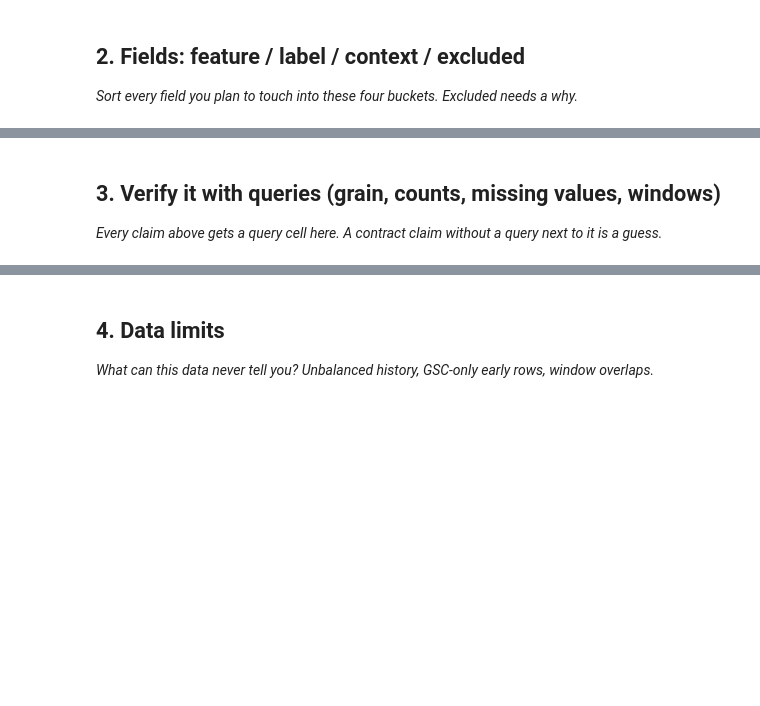
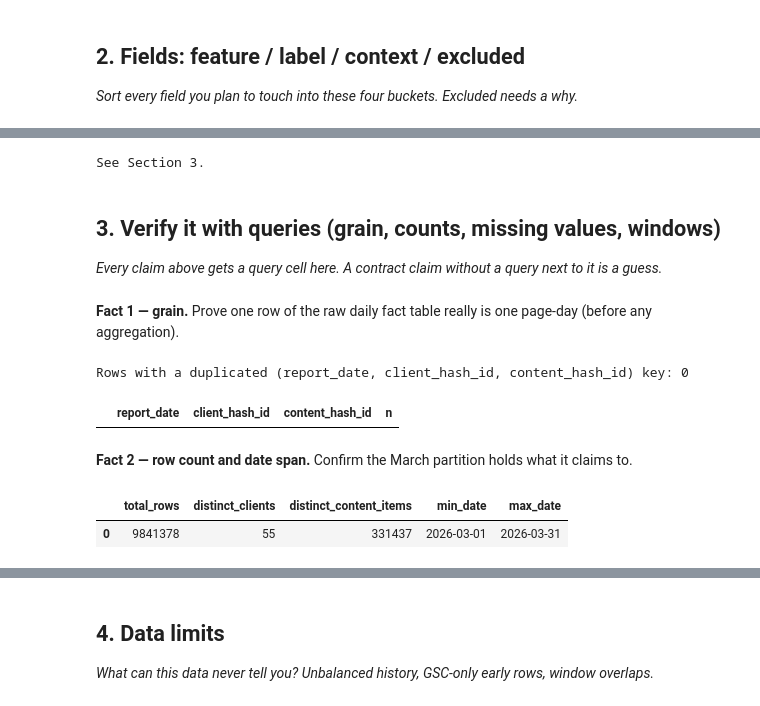
Before and after one commit to alianas-dev/flyrank-ml-internship, a Jupyter notebook: work/notebooks/w03_data_contract.ipynb, the cells around one changed output, grey strips where cells are left out. Drawn from its saved outputs; the diff is of its cells as text; code cells hidden in the pictures; blank space fills up the shorter version.

```diff
--- a/work/notebooks/w03_data_contract.ipynb
+++ b/work/notebooks/w03_data_contract.ipynb
@@ -6,3 +8,32 @@
 This skeleton is yours to fill. Work the sections **in order** — each one has a one-line hint. Simple words, honest numbers.
 
 > Working with an AI assistant? Tell it to read `skills/README.md` first and load the one skill this assignment names on its card.
+# %%
+# Setup: DuckDB over the remote warehouse Parquet, HF token from Colab Secrets (never pasted in a cell).
+%pip install -q duckdb
+
+import duckdb
+
+try:
+    from google.colab import userdata
+    HF_TOKEN = userdata.get("HF_TOKEN")
+except Exception:
+    import os
+    HF_TOKEN = os.environ.get("HF_TOKEN")
+    if not HF_TOKEN:
+        from getpass import getpass
+        HF_TOKEN = getpass("Enter your HF_TOKEN (not saved in this notebook): ")
+
+con = duckdb.connect()
+con.execute(f"CREATE OR REPLACE SECRET hf (TYPE huggingface, TOKEN '{HF_TOKEN}')")
+
+# Table paths — dims ship as one flat file, the daily fact ships partitioned by month.
+DIM_CLIENTS = "read_parquet('hf://datasets/FlyRank/internship-warehouse/dim_clients.parquet')"
+DIM_CONTENT = "read_parquet('hf://datasets/FlyRank/internship-warehouse/dim_content.parquet')"
+FACT_MARCH  = "read_parquet('hf://datasets/FlyRank/internship-warehouse/fact_content_daily_performance/month=2026-03/*.parquet')"
+
+MONTH_START = "DATE '2026-03-01'"
+MONTH_MID   = "DATE '2026-03-15'"   # split point: first half vs second half of March
+MONTH_END   = "DATE '2026-03-31'"
+
+print("DuckDB ready. Secret registered. Paths set for the March 2026 partition (mid-panel month).")
@@ -23,3 +141,9 @@ This skeleton is yours to fill. Work the sections **in order** — each one has
+# %%
+# No query needed for this cell — the field classification is verified alongside the
+# grain/count/availability queries and the feature-frame build in Section 3.
+print("See Section 3.")
+# %% [output]
+See Section 3.
 # %% [markdown]
 ## 3. Verify it with queries (grain, counts, missing values, windows)
 
@@ -29,0 +151,35 @@ This skeleton is yours to fill. Work the sections **in order** — each one has
+# %% [markdown]
+**Fact 1 — grain.** Prove one row of the raw daily fact table really is one page-day (before any aggregation).
+# %%
+# Fact 1 — grain check on the raw March partition (should return ZERO rows).
+grain_check = con.sql(f"""
+    SELECT report_date, client_hash_id, content_hash_id, COUNT(*) AS n
+    FROM {FACT_MARCH}
+    GROUP BY report_date, client_hash_id, content_hash_id
+    HAVING COUNT(*) > 1
+    LIMIT 5
+""").df()
+
+print(f"Rows with a duplicated (report_date, client_hash_id, content_hash_id) key: {len(grain_check)}")
+grain_check
+# %% [output]
+Rows with a duplicated (report_date, client_hash_id, content_hash_id) key: 0
+|  | report_date | client_hash_id | content_hash_id | n |
+# %% [markdown]
+**Fact 2 — row count and date span.** Confirm the March partition holds what it claims to.
+# %%
+# Fact 2 — counts and date span for the March 2026 partition.
+counts = con.sql(f"""
+    SELECT
+        COUNT(*)                       AS total_rows,
+        COUNT(DISTINCT client_hash_id)  AS distinct_clients,
+        COUNT(DISTINCT content_hash_id) AS distinct_content_items,
+        MIN(report_date)               AS min_date,
+        MAX(report_date)               AS max_date
+    FROM {FACT_MARCH}
+""").df()
+
+counts
+# %% [output]
+|  | total_rows | distinct_clients | distinct_content_items | min_date | max_date |
+| 0 | 9841378 | 55 | 331437 | 2026-03-01 | 2026-03-31 |
```
Also changed, not shown: parts of 18 cells of this notebook.
